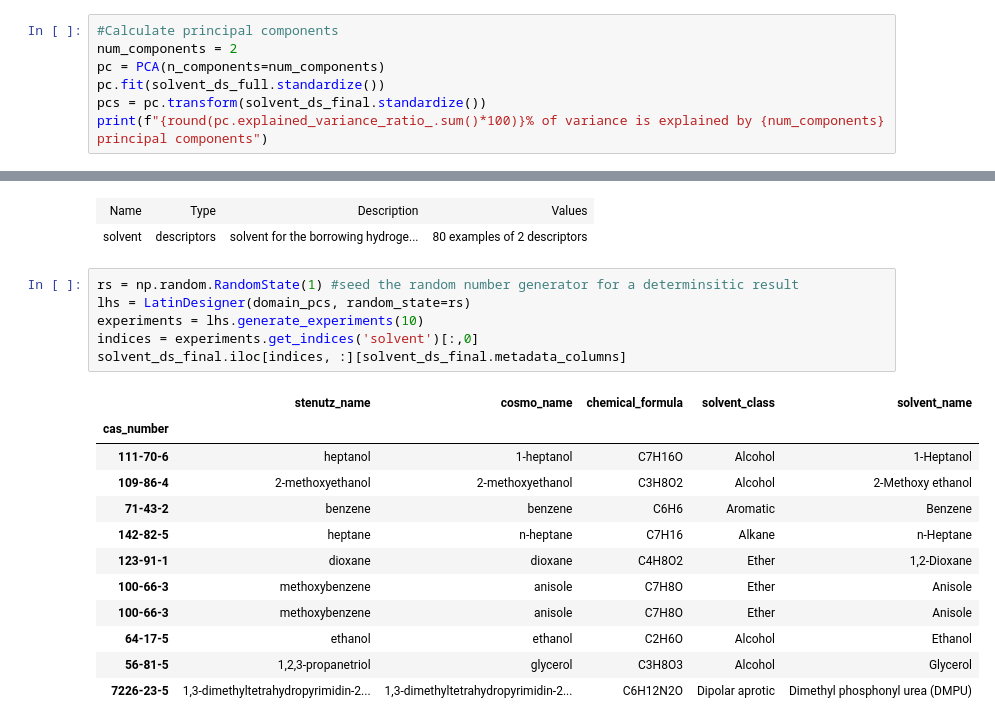
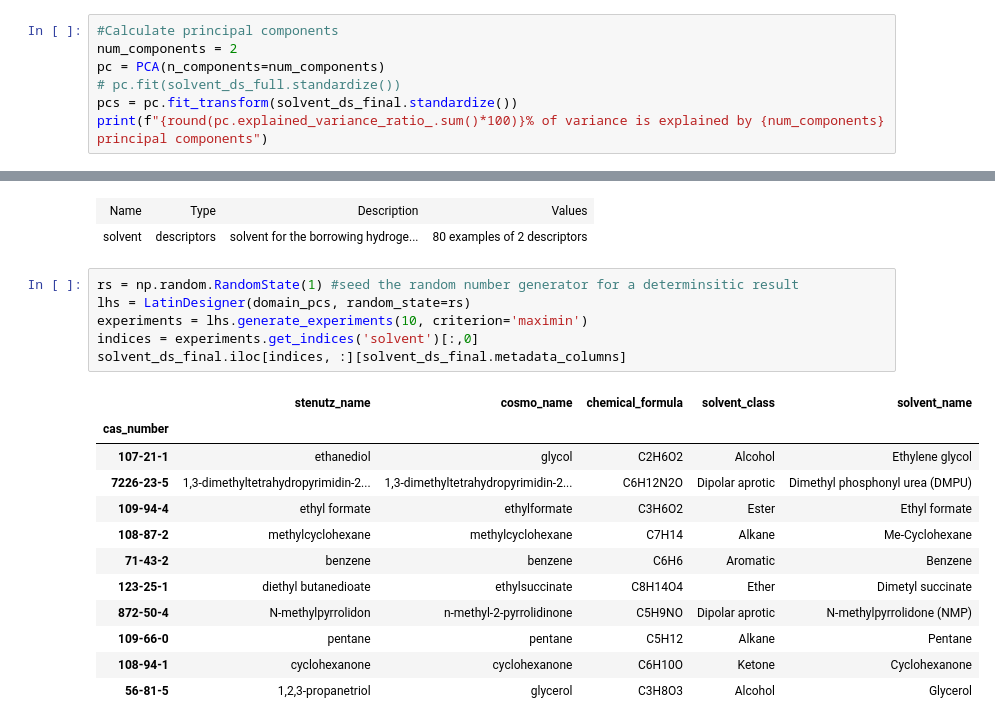
Before and after one commit to sustainable-processes/summit, a Jupyter notebook: case_studies/borrowing_hydrogen/initial_design.ipynb, the cells around one changed output, grey strips where cells are left out. Saved outputs shown, nothing was run; the diff lists cells and outputs as text.

```diff
--- a/case_studies/borrowing_hydrogen/initial_design.ipynb
+++ b/case_studies/borrowing_hydrogen/initial_design.ipynb
@@ -180,7 +180,7 @@ The likely cause of our problem is that we are doing the design over lots of var
 #Calculate principal components
 num_components = 2
 pc = PCA(n_components=num_components)
-pc.fit(solvent_ds_full.standardize())
-pcs = pc.transform(solvent_ds_final.standardize())
+# pc.fit(solvent_ds_full.standardize())
+pcs = pc.fit_transform(solvent_ds_final.standardize())
 print(f"{round(pc.explained_variance_ratio_.sum()*100)}% of variance is explained by {num_components} principal components")
 # %% [output]
@@ -203,22 +203,22 @@ domain_pcs
 # %%
 rs = np.random.RandomState(1) #seed the random number generator for a determinsitic result
 lhs = LatinDesigner(domain_pcs, random_state=rs)
-experiments = lhs.generate_experiments(10)
+experiments = lhs.generate_experiments(10, criterion='maximin')
 indices = experiments.get_indices('solvent')[:,0]
 solvent_ds_final.iloc[indices, :][solvent_ds_final.metadata_columns]
 # %% [output]
 |  | stenutz_name | cosmo_name | chemical_formula | solvent_class | solvent_name |
 | cas_number |  |  |  |  |  |
-| 111-70-6 | heptanol | 1-heptanol | C7H16O | Alcohol | 1-Heptanol |
-| 109-86-4 | 2-methoxyethanol | 2-methoxyethanol | C3H8O2 | Alcohol | 2-Methoxy ethanol |
+| 107-21-1 | ethanediol | glycol | C2H6O2 | Alcohol | Ethylene glycol |
+| 7226-23-5 | 1,3-dimethyltetrahydropyrimidin-2... | 1,3-dimethyltetrahydropyrimidin-2... | C6H12N2O | Dipolar aprotic | Dimethyl phosphonyl urea (DMPU) |
+| 109-94-4 | ethyl formate | ethylformate | C3H6O2 | Ester | Ethyl formate |
+| 108-87-2 | methylcyclohexane | methylcyclohexane | C7H14 | Alkane | Me-Cyclohexane |
 | 71-43-2 | benzene | benzene | C6H6 | Aromatic | Benzene |
-| 142-82-5 | heptane | n-heptane | C7H16 | Alkane | n-Heptane |
-| 123-91-1 | dioxane | dioxane | C4H8O2 | Ether | 1,2-Dioxane |
-| 100-66-3 | methoxybenzene | anisole | C7H8O | Ether | Anisole |
-| 100-66-3 | methoxybenzene | anisole | C7H8O | Ether | Anisole |
-| 64-17-5 | ethanol | ethanol | C2H6O | Alcohol | Ethanol |
+| 123-25-1 | diethyl butanedioate | ethylsuccinate | C8H14O4 | Ether | Dimetyl succinate |
+| 872-50-4 | N-methylpyrrolidon | n-methyl-2-pyrrolidinone | C5H9NO | Dipolar aprotic | N-methylpyrrolidone (NMP) |
+| 109-66-0 | pentane | pentane | C5H12 | Alkane | Pentane |
+| 108-94-1 | cyclohexanone | cyclohexanone | C6H10O | Ketone | Cyclohexanone |
 | 56-81-5 | 1,2,3-propanetriol | glycerol | C3H8O3 | Alcohol | Glycerol |
-| 7226-23-5 | 1,3-dimethyltetrahydropyrimidin-2... | 1,3-dimethyltetrahydropyrimidin-2... | C6H12N2O | Dipolar aprotic | Dimethyl phosphonyl urea (DMPU) |
 # %%
 #Display by solvent class on a PCA plot
 
```
Also changed, not shown: parts of 7 cells of this notebook, 6 other files.
